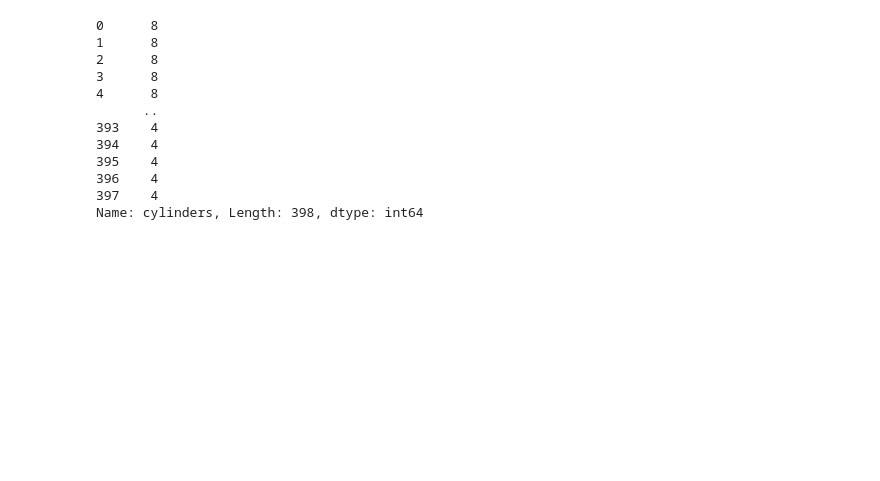
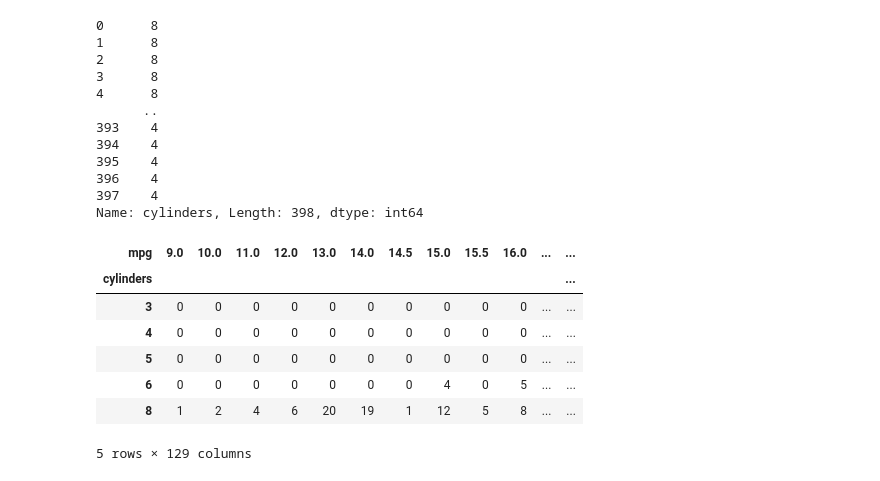
Before and after one commit to ksduong/datasci185fall2026, a Jupyter notebook: class notes/lec01.ipynb, the cells around one changed output. Drawn from its saved outputs; the diff is of its cells as text; code cells hidden in the pictures; blank space fills up the shorter version.

```diff
--- a/class notes/lec01.ipynb
+++ b/class notes/lec01.ipynb
@@ -50,3 +50,15 @@ carfeatures['cylinders']
 396    4
 397    4
 Name: cylinders, Length: 398, dtype: int64
+# %%
+table_2 = pd.crosstab(index = carfeatures['cylinders'],columns = carfeatures['mpg'])
+display(table_2)
+# %% [output]
+| mpg | 9.0 | 10.0 | 11.0 | 12.0 | 13.0 | 14.0 | 14.5 | 15.0 | 15.5 | 16.0 | ... | ... |
+| cylinders |  |  |  |  |  |  |  |  |  |  |  | ... |
+| 3 | 0 | 0 | 0 | 0 | 0 | 0 | 0 | 0 | 0 | 0 | ... | ... |
+| 4 | 0 | 0 | 0 | 0 | 0 | 0 | 0 | 0 | 0 | 0 | ... | ... |
+| 5 | 0 | 0 | 0 | 0 | 0 | 0 | 0 | 0 | 0 | 0 | ... | ... |
+| 6 | 0 | 0 | 0 | 0 | 0 | 0 | 0 | 4 | 0 | 5 | ... | ... |
+| 8 | 1 | 2 | 4 | 6 | 20 | 19 | 1 | 12 | 5 | 8 | ... | ... |
+5 rows × 129 columns
```
Also changed, not shown: 1 other file.
